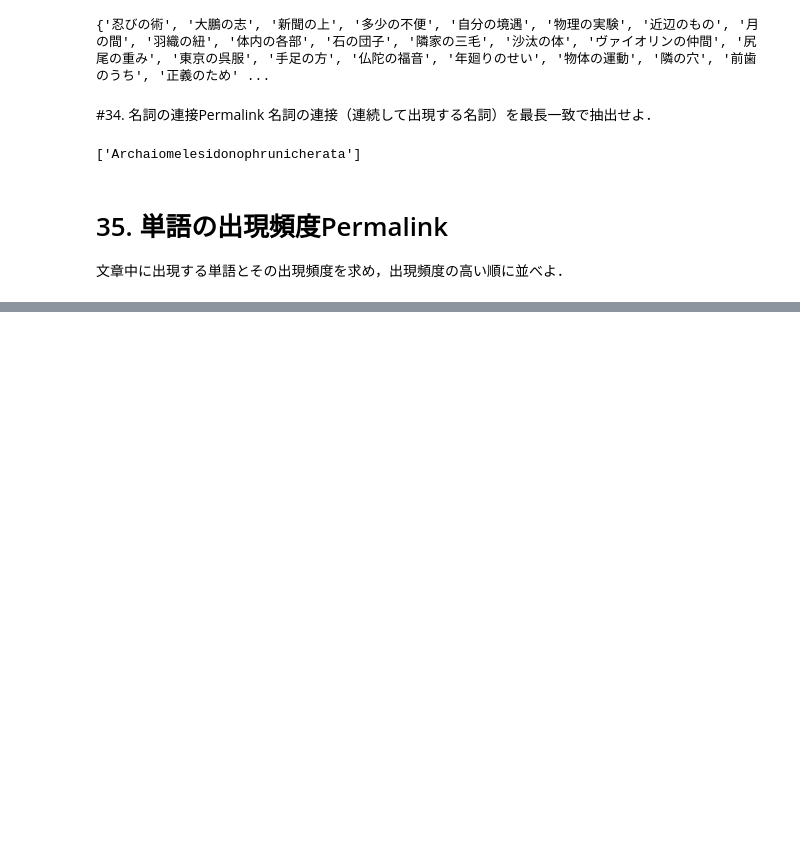
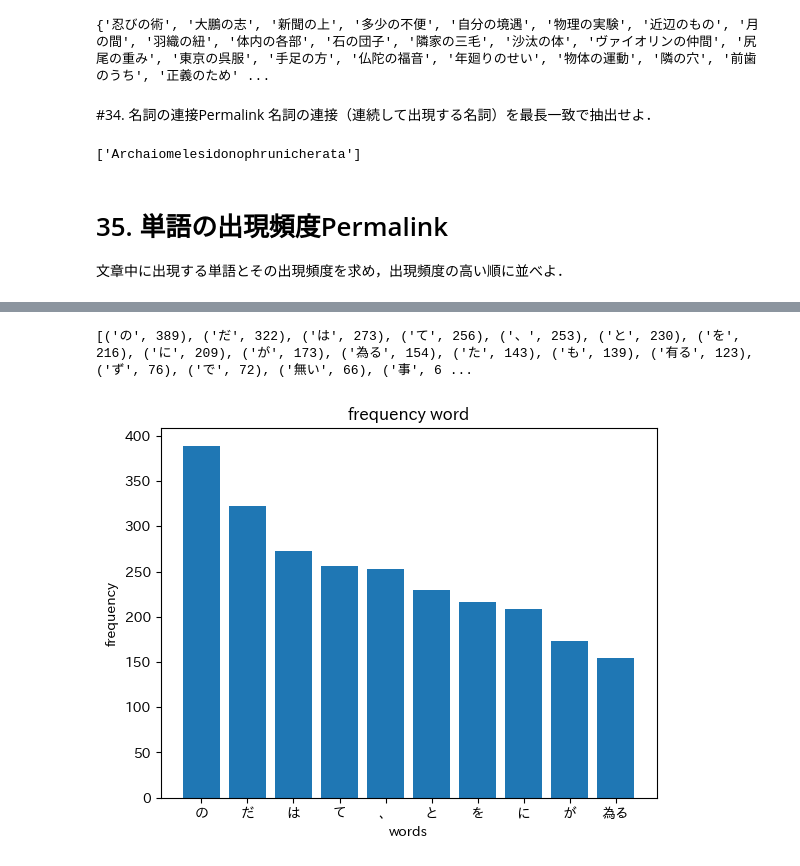
Before and after one commit to areldai03/nlp100knock, a Jupyter notebook: chap4.ipynb, the cells around one changed output, grey strips where cells are left out. Drawn from its saved outputs; the diff is of its cells as text; code cells hidden in the pictures; blank space fills up the shorter version.

```diff
--- a/chap4.ipynb
+++ b/chap4.ipynb
@@ -143,0 +200,30 @@ print([text for text, len in d.items() if len == max_length])
+# %%
+from collections import Counter
+
+wordlist = []
+
+for sentence in result:
+  if any(word["base"] == '猫' for word in sentence):
+    for word in sentence:
+      if word["base"] != "猫":
+        wordlist.append(word["base"])
+
+word_counts = Counter(wordlist)
+sort_counts = word_counts.most_common()
+print(sort_counts)
+
+import matplotlib.pyplot as plt
+import japanize_matplotlib
+words = [w for i,(w,c) in enumerate(sort_counts) if i<10]
+counts = [c for i,(w,c) in enumerate(sort_counts) if i<10]
+
+plt.bar(words,counts)
+
+plt.title("frequency word")
+plt.xlabel("words")
+plt.ylabel("frequency")
+
+plt.show()
+# %% [output]
+[('の', 389), ('だ', 322), ('は', 273), ('て', 256), ('、', 253), ('と', 230), ('を', 216), ('に', 209), ('が', 173), ('為る', 154), ('た', 143), ('も', 139), ('有る', 123), ('ず', 76), ('で', 72), ('無い', 66), ('事', 6 ...
+[figure, added]
```
Also changed, not shown: parts of 10 cells of this notebook.
